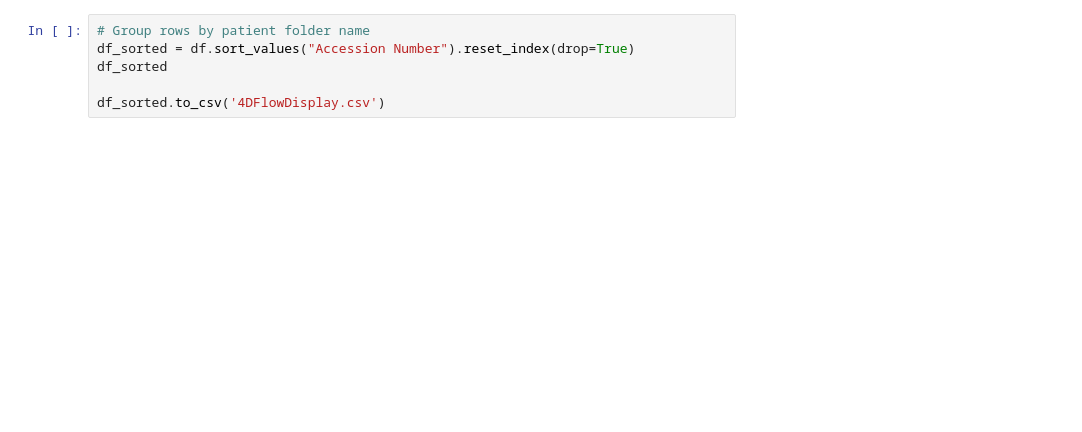
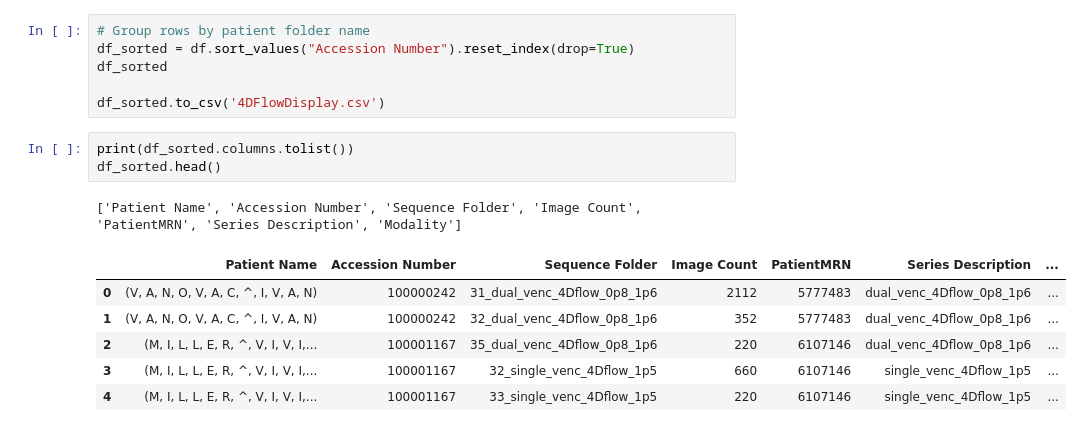
Before and after one commit to AlyseC55/4DFlow-Analysis, a Jupyter notebook: 4DFlowDataDisplay.ipynb, the cells around one changed output. Cells and saved outputs as stored; diff of their text form; blank space fills up the shorter version.

```diff
--- a/4DFlowDataDisplay.ipynb
+++ b/4DFlowDataDisplay.ipynb
@@ -100,3 +101,14 @@ df_sorted = df.sort_values("Accession Number").reset_index(drop=True)
 df_sorted
 
 df_sorted.to_csv('4DFlowDisplay.csv')
+# %%
+print(df_sorted.columns.tolist())
+df_sorted.head()
+# %% [output]
+['Patient Name', 'Accession Number', 'Sequence Folder', 'Image Count', 'PatientMRN', 'Series Description', 'Modality']
+|  | Patient Name | Accession Number | Sequence Folder | Image Count | PatientMRN | Series Description | ... |
+| 0 | (V, A, N, O, V, A, C, ^, I, V, A, N) | 100000242 | 31_dual_venc_4Dflow_0p8_1p6 | 2112 | 5777483 | dual_venc_4Dflow_0p8_1p6 | ... |
+| 1 | (V, A, N, O, V, A, C, ^, I, V, A, N) | 100000242 | 32_dual_venc_4Dflow_0p8_1p6 | 352 | 5777483 | dual_venc_4Dflow_0p8_1p6 | ... |
+| 2 | (M, I, L, L, E, R, ^, V, I, V, I,... | 100001167 | 35_dual_venc_4Dflow_0p8_1p6 | 220 | 6107146 | dual_venc_4Dflow_0p8_1p6 | ... |
+| 3 | (M, I, L, L, E, R, ^, V, I, V, I,... | 100001167 | 32_single_venc_4Dflow_1p5 | 660 | 6107146 | single_venc_4Dflow_1p5 | ... |
+| 4 | (M, I, L, L, E, R, ^, V, I, V, I,... | 100001167 | 33_single_venc_4Dflow_1p5 | 220 | 6107146 | single_venc_4Dflow_1p5 | ... |
```
Also changed, not shown: parts of 3 cells of this notebook, 1 other file.
